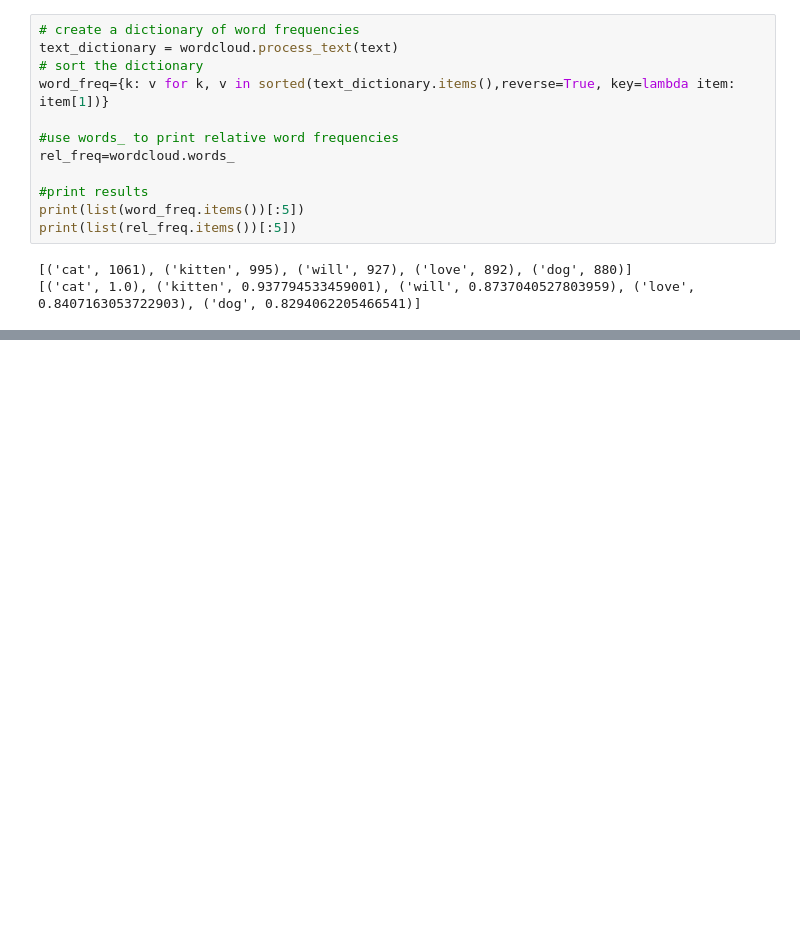
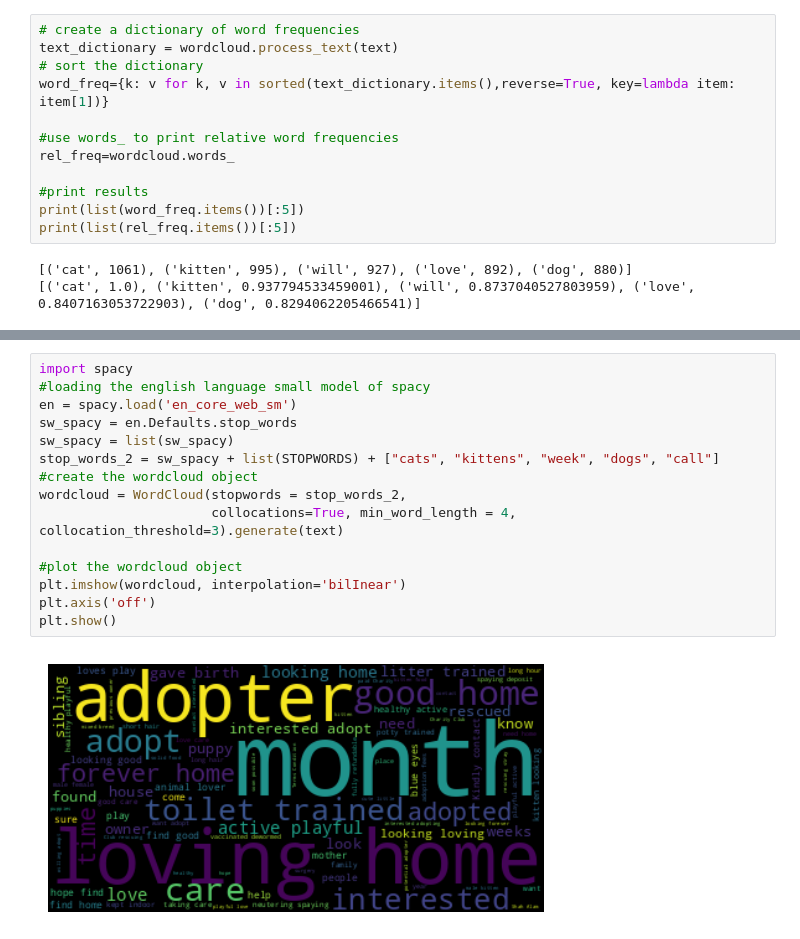
Before and after one commit to LanaCasselmann/ds_capstone_pet_adoptability, a Jupyter notebook: notebooks/text_column.ipynb, the cells around one changed output, grey strips where cells are left out. Drawn from its saved outputs; the diff is of its cells as text; blank space fills up the shorter version.

```diff
--- a/notebooks/text_column.ipynb
+++ b/notebooks/text_column.ipynb
@@ -75,0 +90,17 @@ print(list(rel_freq.items())[:5])
+# %%
+import spacy
+#loading the english language small model of spacy
+en = spacy.load('en_core_web_sm')
+sw_spacy = en.Defaults.stop_words
+sw_spacy = list(sw_spacy)
+stop_words_2 = sw_spacy + list(STOPWORDS) + ["cats", "kittens", "week", "dogs", "call"]
+#create the wordcloud object
+wordcloud = WordCloud(stopwords = stop_words_2,
+                      collocations=True, min_word_length = 4, collocation_threshold=3).generate(text)
+
+#plot the wordcloud object
+plt.imshow(wordcloud, interpolation='bilInear')
+plt.axis('off')
+plt.show()
+# %% [output]
+[figure, added]
```
Also changed, not shown: parts of 10 cells of this notebook.
